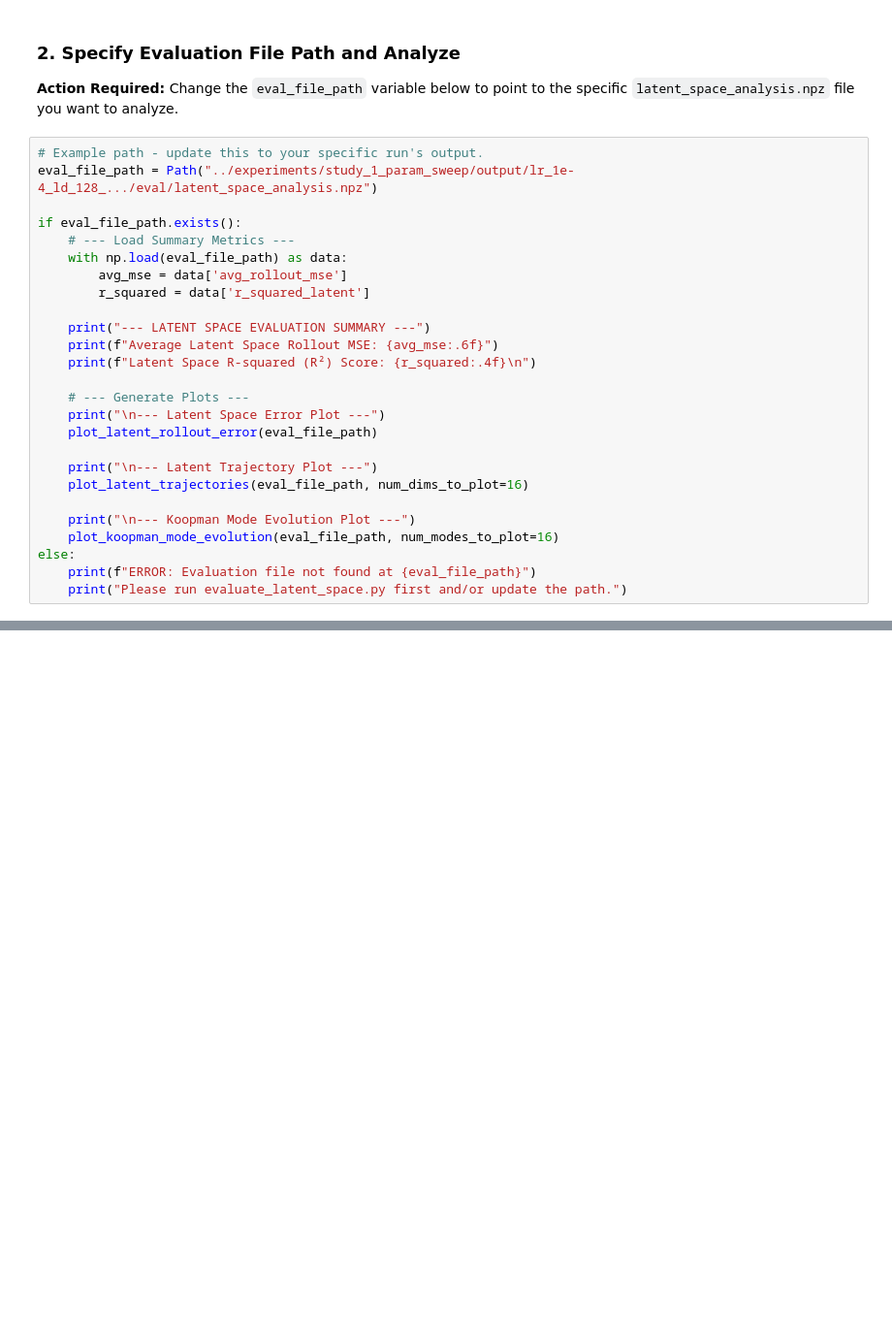
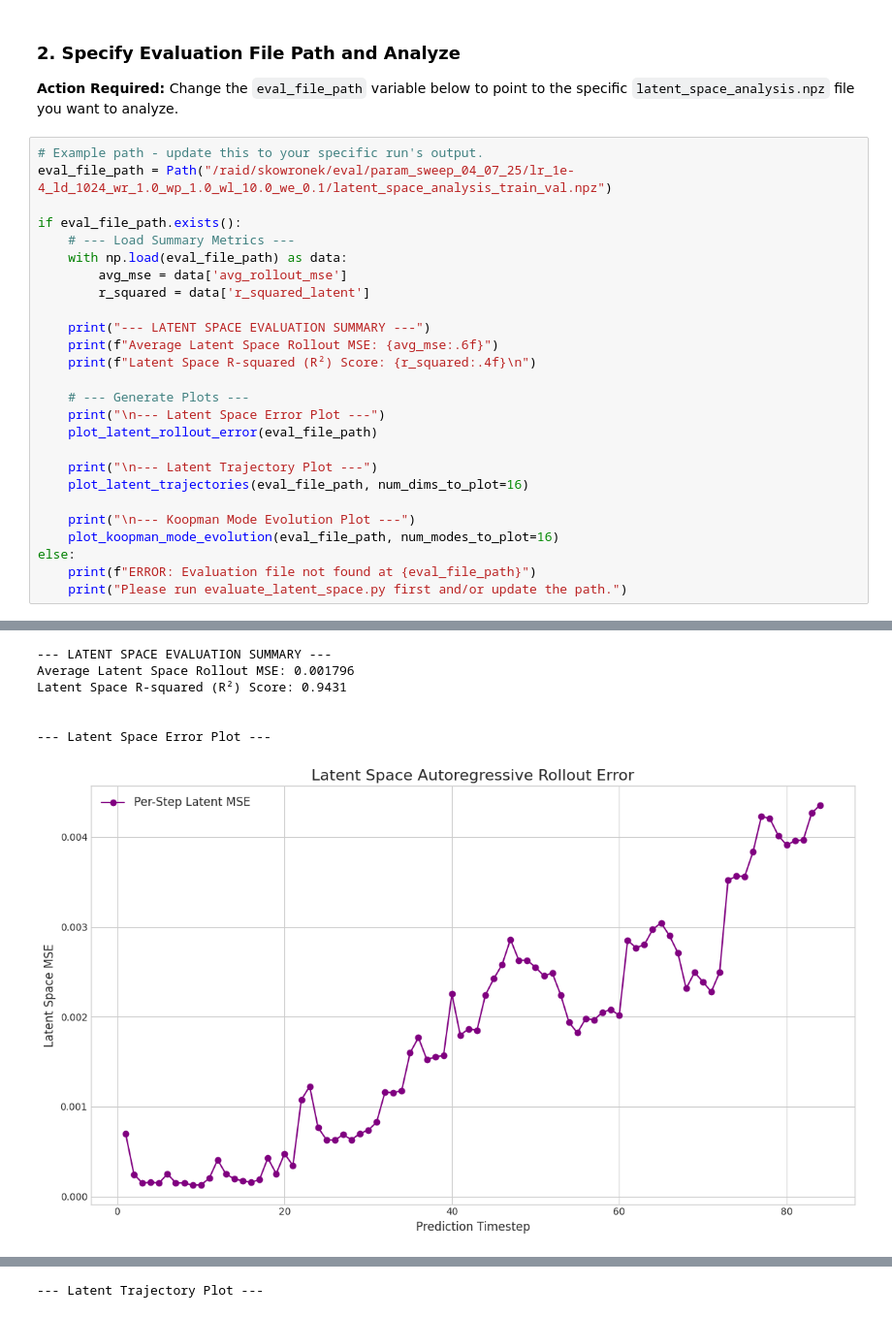
Before and after one commit to Jarato/mhd_surrogate_modelling, a Jupyter notebook: notebooks/analyze_latent_space.ipynb, the cells around one changed output, grey strips where cells are left out. Shown at 97% size. Cells and saved outputs as stored; diff of their text form; blank space fills up the shorter version.

```diff
--- a/notebooks/analyze_latent_space.ipynb
+++ b/notebooks/analyze_latent_space.ipynb
@@ -25,7 +25,7 @@ from mhd_surrogate_core.plot import (
 **Action Required:** Change the `eval_file_path` variable below to point to the specific `latent_space_analysis.npz` file you want to analyze.
 # %%
 # Example path - update this to your specific run's output.
-eval_file_path = Path("../experiments/study_1_param_sweep/output/lr_1e-4_ld_128_.../eval/latent_space_analysis.npz")
+eval_file_path = Path("/raid/skowronek/eval/param_sweep_04_07_25/lr_1e-4_ld_1024_wr_1.0_wp_1.0_wl_10.0_we_0.1/latent_space_analysis_train_val.npz")
 
 if eval_file_path.exists():
     # --- Load Summary Metrics ---
@@ -49,3 +49,4 @@ if eval_file_path.exists():
 else:
     print(f"ERROR: Evaluation file not found at {eval_file_path}")
     print("Please run evaluate_latent_space.py first and/or update the path.")
+# %% [output]
@@ -51,0 +54,7 @@ else:
+--- LATENT SPACE EVALUATION SUMMARY ---
+Average Latent Space Rollout MSE: 0.001796
+Latent Space R-squared (R²) Score: 0.9431
+
+
+--- Latent Space Error Plot ---
+[figure, added]
@@ -51,0 +62 @@ else:
+--- Latent Trajectory Plot ---
```
Also changed, not shown: parts of 1 cell of this notebook, 1 other file.
